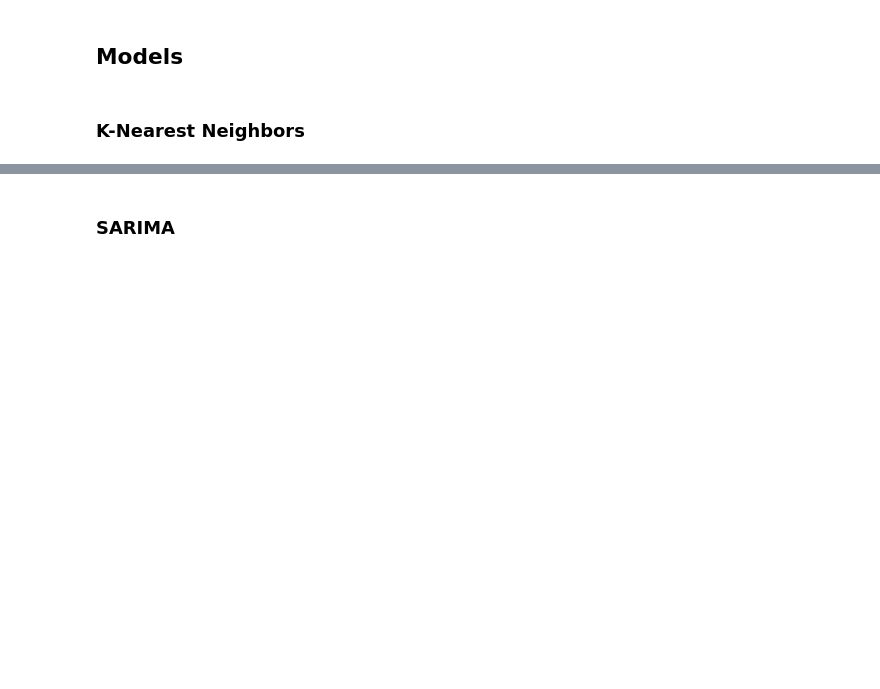
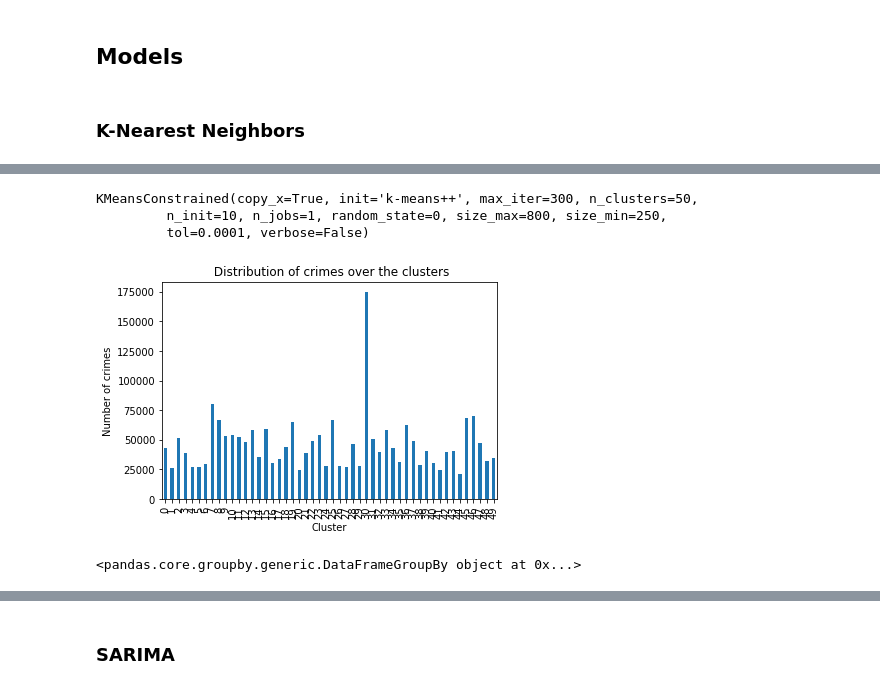
Before and after one commit to MoshaLangerak/Data_Challenge_2_Group_18, a Jupyter notebook: DC_2_Final_Submit.ipynb, the cells around one changed output, grey strips where cells are left out. Cells and saved outputs as stored; diff of their text form; code cells hidden in the pictures; blank space fills up the shorter version.

```diff
--- a/DC_2_Final_Submit.ipynb
+++ b/DC_2_Final_Submit.ipynb
@@ -588,0 +642,4 @@ df_2019.to_csv('./Data/2019_data.csv', index=False)
+# %%
+#replace the nan values with the mode of the column
+for column in fit_data.columns:
+    fit_data[column].fillna(fit_data[column].mode()[0], inplace=True)
@@ -588,0 +667,23 @@ df_2019.to_csv('./Data/2019_data.csv', index=False)
+# %%
+clf = KMeansConstrained(n_clusters = 50, size_min=250, size_max=800,random_state=0)
+# %%
+clf.fit(fit_data)
+# %% [output]
+KMeansConstrained(copy_x=True, init='k-means++', max_iter=300, n_clusters=50,
+         n_init=10, n_jobs=1, random_state=0, size_max=800, size_min=250,
+         tol=0.0001, verbose=False)
+# %%
+#make a new dataframe
+label_data = pd.DataFrame({'LSOA code': data['LSOA code'], 'Cluster': clf.labels_})
+#label_data
+# %%
+label_data.sort_values(by=['LSOA code'], inplace = True)
+label_data['crime numb'] = crimerate.values
+label_data.groupby('Cluster')['crime numb'].sum().plot(kind ='bar', ylabel='Number of crimes',
+                                                       title=' Distribution of crimes over the clusters');
+# %% [output]
+[figure, added]
+# %%
+label_data.groupby('Cluster')
+# %% [output]
+<pandas.core.groupby.generic.DataFrameGroupBy object at 0x...>
```
Also changed, not shown: parts of 20 cells of this notebook.
